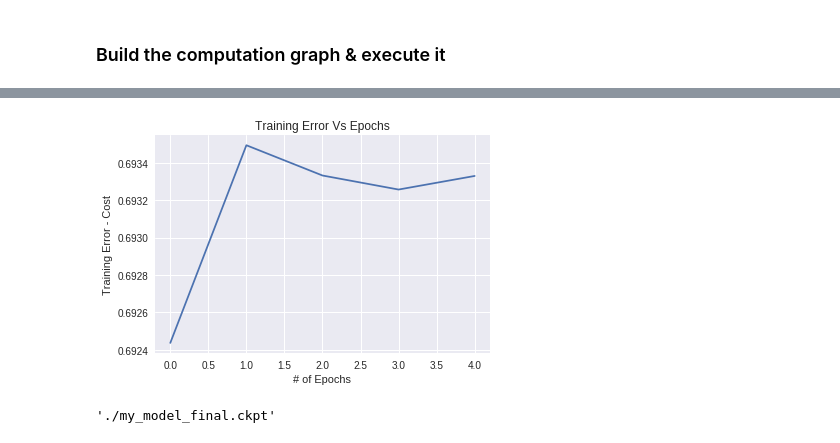
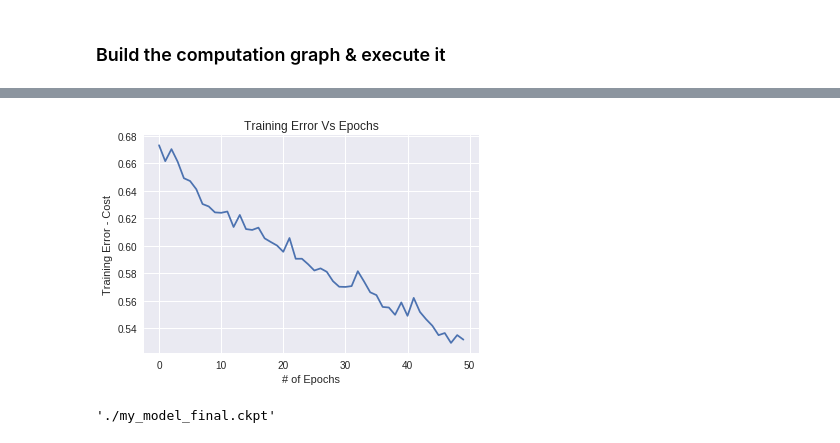
Before and after one commit to selvam85/Cat-Dog-Classifier, a Jupyter notebook: DNN_using_plain_TF_Cat_vs_Dog_classifier_Kaggle_dataset/DNN using plain TF - Cat vs Dog classifier_Colab file_v2.0.ipynb, the cells around one changed output, grey strips where cells are left out. Drawn from its saved outputs; the diff is of its cells as text; code cells hidden in the pictures.

Commit message:
Updated the learning rate and fixed the bug on network architecture

```diff
--- a/DNN_using_plain_TF_Cat_vs_Dog_classifier_Kaggle_dataset/DNN using plain TF - Cat vs Dog classifier_Colab file_v2.0.ipynb
+++ b/DNN_using_plain_TF_Cat_vs_Dog_classifier_Kaggle_dataset/DNN using plain TF - Cat vs Dog classifier_Colab file_v2.0.ipynb
@@ -148,7 +148,7 @@ def nn_model(X, n_neurons):
     hidden_layer_3 = fully_connected(hidden_layer_2, n_neurons['hidden_layer_3'], scope = 'hidden_layer_3')
     hidden_layer_4 = fully_connected(hidden_layer_3, n_neurons['hidden_layer_4'], scope = 'hidden_layer_4')
     hidden_layer_5 = fully_connected(hidden_layer_4, n_neurons['hidden_layer_5'], scope = 'hidden_layer_5')
-    logits = fully_connected(hidden_layer_3, n_neurons['output_layer'], activation_fn = None, scope = 'output_layer')
+    logits = fully_connected(hidden_layer_5, n_neurons['output_layer'], activation_fn = None, scope = 'output_layer')
 
     return logits
 # %% [markdown]
@@ -206,7 +206,8 @@ def evaluate_model(logits, Y):
 # %% [markdown]
 ### Build the computation graph & execute it
 # %%
-def train_model(n_neurons, n_inputs, learning_rate = 0.01, mini_batch_size = 32, n_epochs = 20, print_cost = False):
+def train_model(n_neurons, n_inputs, learning_rate = 0.01, mini_batch_size = 32, n_epochs = 20,
+                print_cost = True, print_metrics = True):
 
     tf.reset_default_graph()
 
@@ -271,7 +272,9 @@ def train_model(n_neurons, n_inputs, learning_rate = 0.01, mini_batch_size = 32,
 
             toc = time.time()
             training_time = ((toc-tic) - total_time_taken_to_create_mini_batches) * 1000
-            print('Epoch', epoch,
+
+            if print_metrics:
+              print('Epoch', epoch,
                   '| Mini Batch Creation:', total_time_taken_to_create_mini_batches * 1000, 'ms',
                   '| Training Time:', training_time, 'ms',
                   '| Total Time:', ((toc-tic) * 1000), 'ms')
@@ -306,6 +309,6 @@ n_neurons = {'hidden_layer_1': 50,
              'hidden_layer_5': 30,
              'output_layer': 1}
 n_input_features = 49152
-train_model(n_neurons, n_input_features, learning_rate = 0.01, n_epochs = 10, mini_batch_size = 32,
-            print_cost = True)
+train_model(n_neurons, n_input_features, learning_rate = 0.001, n_epochs = 100, mini_batch_size = 32,
+            print_cost = True, print_metrics = False)
 # %% [output]
@@ -329,2 +332,2 @@ Final - Train Accuracy = 0.5625
-[figure, old version]
+[figure, new version]
 './my_model_final.ckpt'
```
Also changed, not shown: parts of 1 cell of this notebook.
